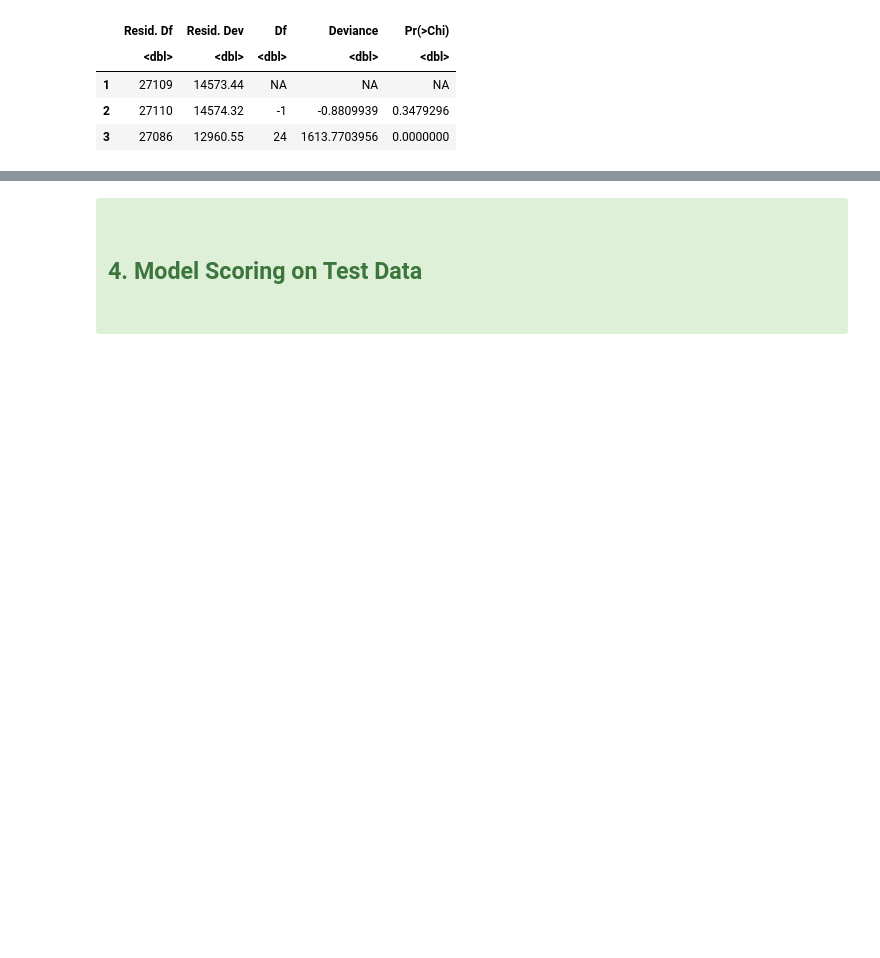
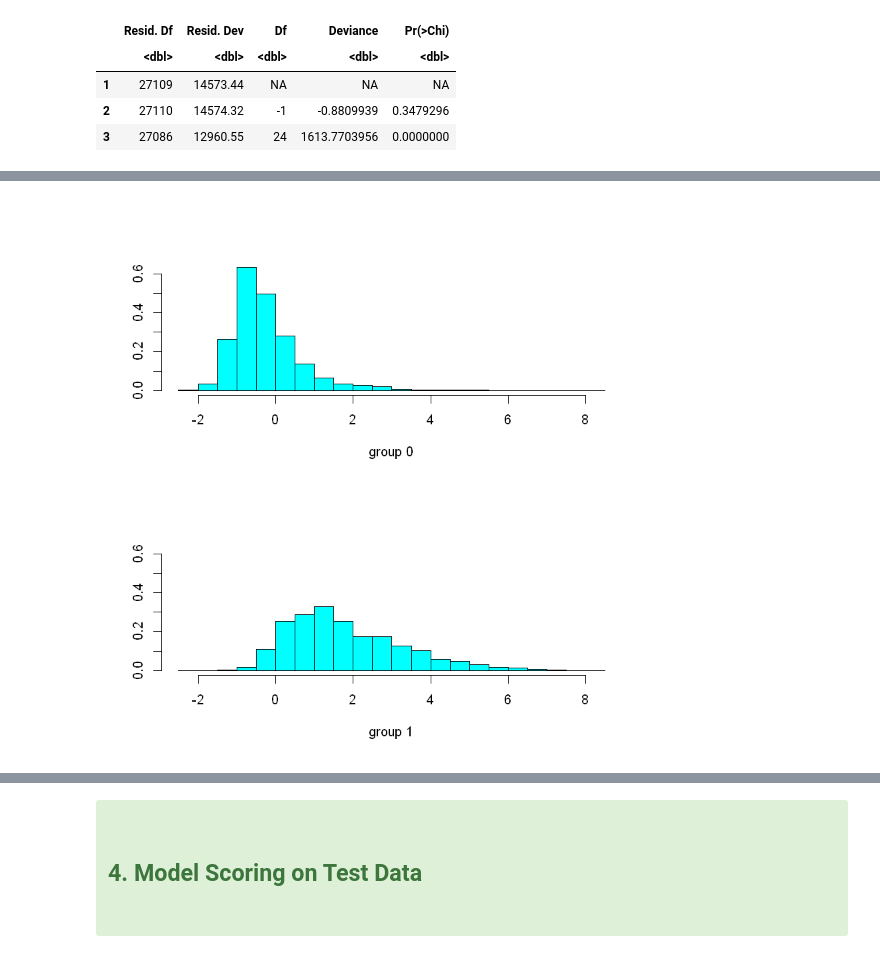
Before and after one commit to 20spaghetti/Customer-Churn-Prediction, a Jupyter notebook: Customer Churn Prediction.ipynb, the cells around one changed output, grey strips where cells are left out. Saved outputs shown, nothing was run; the diff lists cells and outputs as text; code cells hidden in the pictures; blank space fills up the shorter version.

```diff
--- a/Customer Churn Prediction.ipynb
+++ b/Customer Churn Prediction.ipynb
@@ -1079,0 +1301,3 @@ mean(pred.glm == Direction)
+# %%
+fit.lda = lda(labels ~ ., data = train)
+fit.lda
@@ -1079,0 +1322,3 @@ mean(pred.glm == Direction)
+# %%
+pred.lda = predict(fit.lda, test)
+confusionMatrix(pred.lda$class, test$labels, positive="1")
@@ -1079,0 +1343,8 @@ mean(pred.glm == Direction)
+# %%
+fit.step3.lda <- lda(formula = labels ~ feature_1 + feature_2 + feature_3 + feature_4 +
+    feature_6 + feature_11 + feature_12 + log(feature_1 + 4) +
+    log(feature_3 + 2) + as.factor(feature_7) + as.factor(feature_8) +
+    as.factor(feature_9) + as.factor(feature_13) + as.factor(feature_14) +
+    as.factor(feature_15), family = binomial, data = train)
+
+fit.step3.lda
@@ -1079,0 +1369,3 @@ mean(pred.glm == Direction)
+# %%
+pred.lda = predict(fit.step3.lda, test)
+confusionMatrix(pred.lda$class, test$labels, positive="1")
@@ -1079,0 +1390,4 @@ mean(pred.glm == Direction)
+# %%
+ldahist(data = pred.lda$x[,1], g = test$labels)
+# %% [output]
+[figure, added]
```
Also changed, not shown: parts of 69 cells of this notebook.
